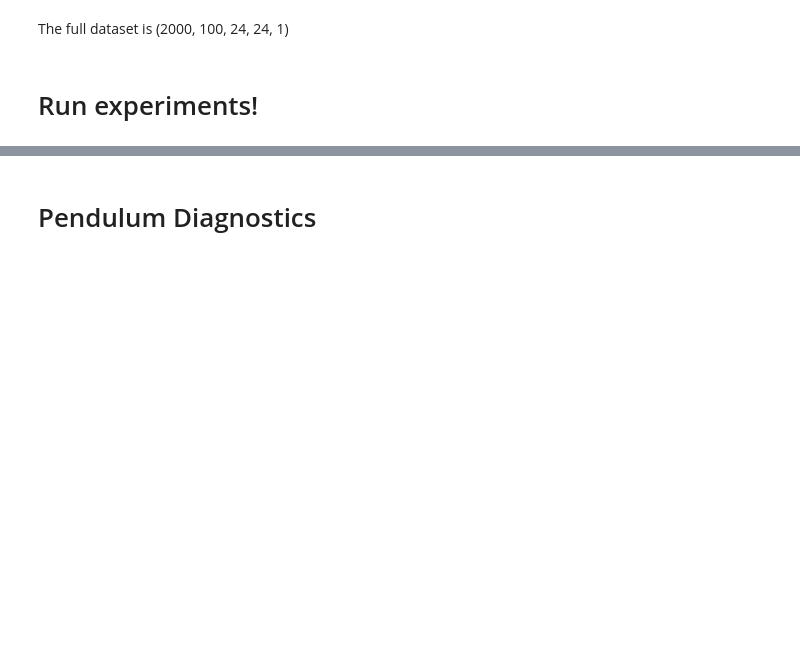
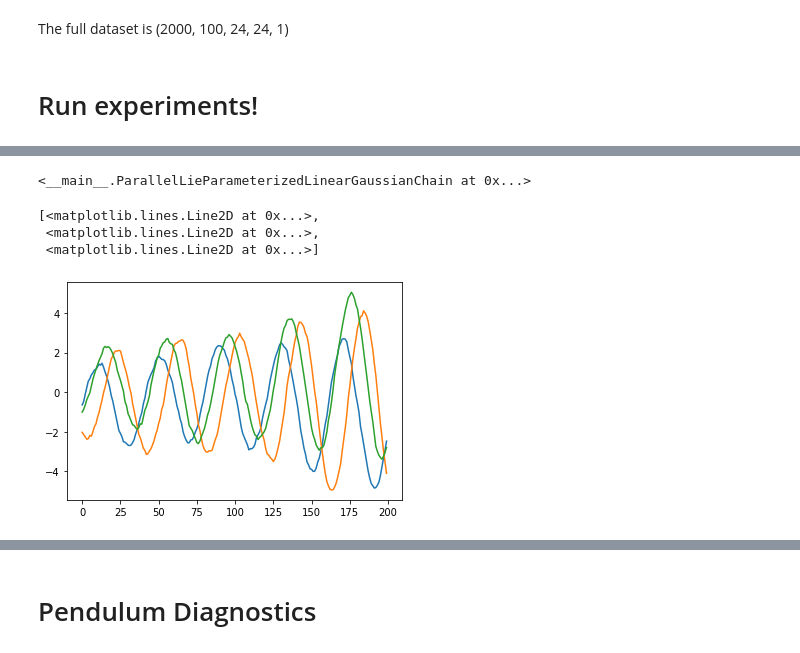
Before and after one commit to matthew9671/MattLab, a Jupyter notebook: Revisiting_SVAE.ipynb, the cells around one changed output, grey strips where cells are left out. Cells and saved outputs as stored; diff of their text form; code cells hidden in the pictures; blank space fills up the shorter version.

Commit message:
Integrated parallel KF into the notebook; sampling function needs to be fixed

```diff
--- a/Revisiting_SVAE.ipynb
+++ b/Revisiting_SVAE.ipynb
@@ -3402,6 +3943,8 @@ def expand_lds_parameters(params):
             "latent_dims": D,
             "emission_dims": N,
         },
+        # Implementation choice
+        "use_parallel_kf": False,
         # Training specifics
         "max_iters": max_iters,
         "elbo_samples": 1,
@@ -3481,6 +4024,8 @@ def expand_pendulum_parameters(params):
             "val_trials": val_trials[params["dataset_size"]],
             "emission_cov": noise_scales[params["snr"]]
         },
+        # Implementation choice
+        "use_parallel_kf": False,
         # Training specifics
         "max_iters": max_iters,
         "elbo_samples": 1,
@@ -3761,0 +4247,24 @@ run_variations = {
+# %%
+prior_params = results[1][0]["trainer"].params["prior_params"]
+model = results[1][0]["model"]
+constrained_params = model.prior.get_constrained_params(prior_params)
+# %%
+prior_params["Q"] = np.array([-5, -5, -5, 0, 0, 0])
+# %%
+# m1 = samples[0][0]
+prior_params["Q"] = np.array([-5, -5, -5, 0, 0, 0])
+prior_params["m1"] = m1
+prior_params["Q1"] = prior_params["Q"]
+# %%
+model.prior
+# %% [output]
+<__main__.ParallelLieParameterizedLinearGaussianChain at 0x...>
+# %%
+prior = ParallelLieParameterizedLinearGaussianChain(3, 200)# model.prior
+samples = prior.sample(prior_params, (1,), key_0)
+plt.plot(samples[0])
+# %% [output]
+[<matplotlib.lines.Line2D at 0x...>,
+ <matplotlib.lines.Line2D at 0x...>,
+ <matplotlib.lines.Line2D at 0x...>]
+[figure, added]
```
Also changed, not shown: parts of 22 cells of this notebook.
